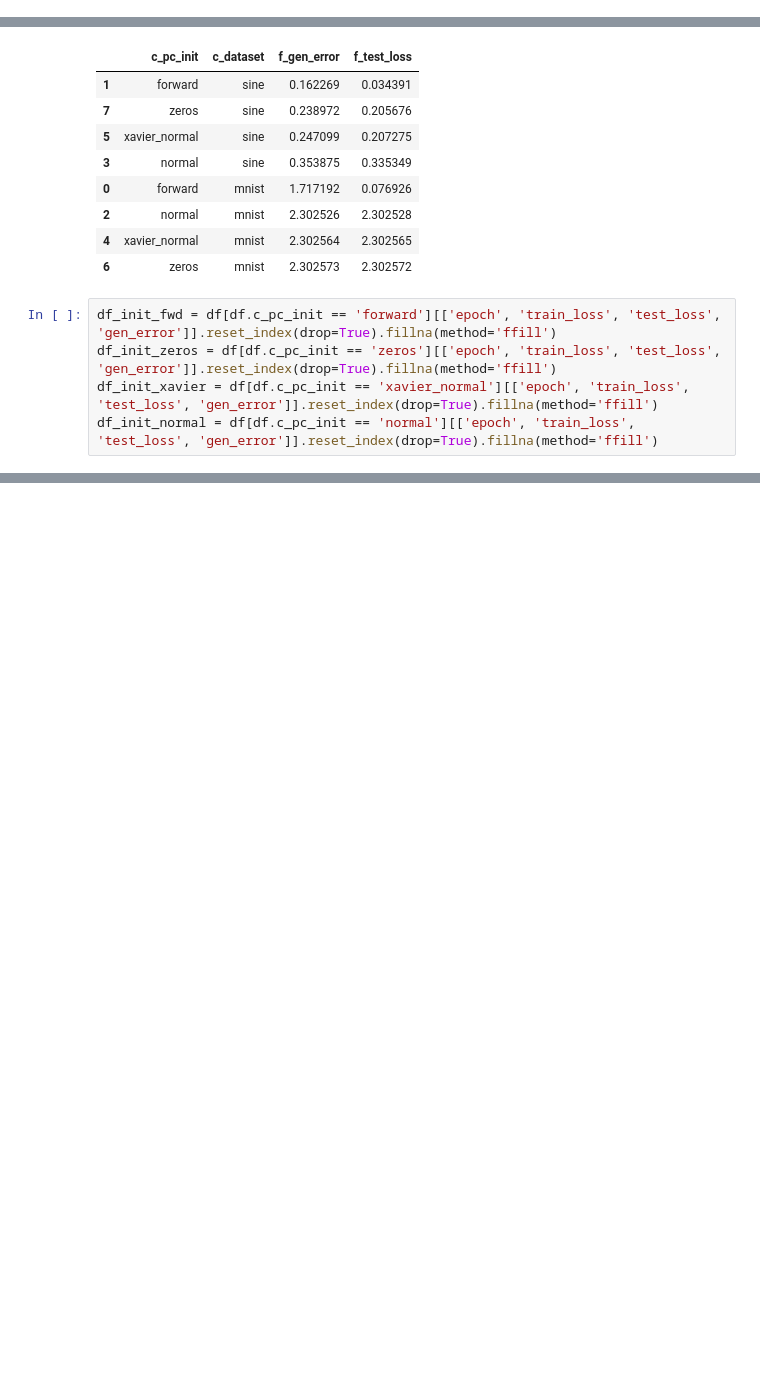
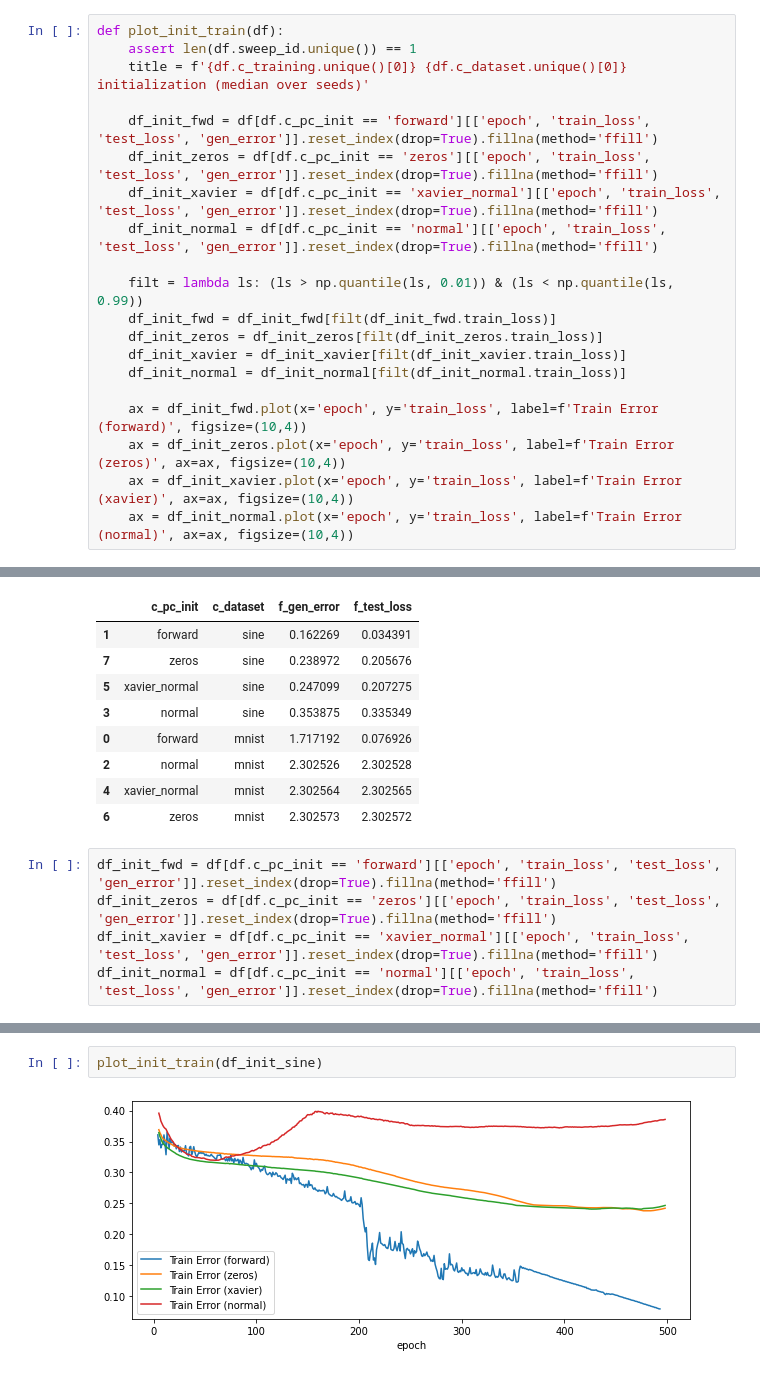
Before and after one commit to andreakiro/regularization-pc, a Jupyter notebook: nts/init-experiments.ipynb, the cells around one changed output, grey strips where cells are left out. Saved outputs shown, nothing was run; the diff lists cells and outputs as text; blank space fills up the shorter version.

```diff
--- a/nts/init-experiments.ipynb
+++ b/nts/init-experiments.ipynb
@@ -134,3 +140,23 @@ def plot_init(df):
     ax = df_init_zeros.plot(x='epoch', y='gen_error', label=f'OOD Error (zeros)', ax=ax, figsize=(10,4))
     ax = df_init_xavier.plot(x='epoch', y='gen_error', label=f'OOD Error (xavier)', ax=ax, figsize=(10,4))
     ax = df_init_normal.plot(x='epoch', y='gen_error', label=f'OOD Error (normal)', ax=ax, figsize=(10,4))
+# %%
+def plot_init_train(df):
+    assert len(df.sweep_id.unique()) == 1
+    title = f'{df.c_training.unique()[0]} {df.c_dataset.unique()[0]} initialization (median over seeds)'
+
+    df_init_fwd = df[df.c_pc_init == 'forward'][['epoch', 'train_loss', 'test_loss', 'gen_error']].reset_index(drop=True).fillna(method='ffill')
+    df_init_zeros = df[df.c_pc_init == 'zeros'][['epoch', 'train_loss', 'test_loss', 'gen_error']].reset_index(drop=True).fillna(method='ffill')
+    df_init_xavier = df[df.c_pc_init == 'xavier_normal'][['epoch', 'train_loss', 'test_loss', 'gen_error']].reset_index(drop=True).fillna(method='ffill')
+    df_init_normal = df[df.c_pc_init == 'normal'][['epoch', 'train_loss', 'test_loss', 'gen_error']].reset_index(drop=True).fillna(method='ffill')
+
+    filt = lambda ls: (ls > np.quantile(ls, 0.01)) & (ls < np.quantile(ls, 0.99))
+    df_init_fwd = df_init_fwd[filt(df_init_fwd.train_loss)]
+    df_init_zeros = df_init_zeros[filt(df_init_zeros.train_loss)]
+    df_init_xavier = df_init_xavier[filt(df_init_xavier.train_loss)]
+    df_init_normal = df_init_normal[filt(df_init_normal.train_loss)]
+
+    ax = df_init_fwd.plot(x='epoch', y='train_loss', label=f'Train Error (forward)', figsize=(10,4))
+    ax = df_init_zeros.plot(x='epoch', y='train_loss', label=f'Train Error (zeros)', ax=ax, figsize=(10,4))
+    ax = df_init_xavier.plot(x='epoch', y='train_loss', label=f'Train Error (xavier)', ax=ax, figsize=(10,4))
+    ax = df_init_normal.plot(x='epoch', y='train_loss', label=f'Train Error (normal)', ax=ax, figsize=(10,4))
@@ -173,0 +242,4 @@ plot_init(df_init_sine)
+# %%
+plot_init_train(df_init_sine)
+# %% [output]
+[figure, added]
```
Also changed, not shown: parts of 9 cells of this notebook, 3 other files.
